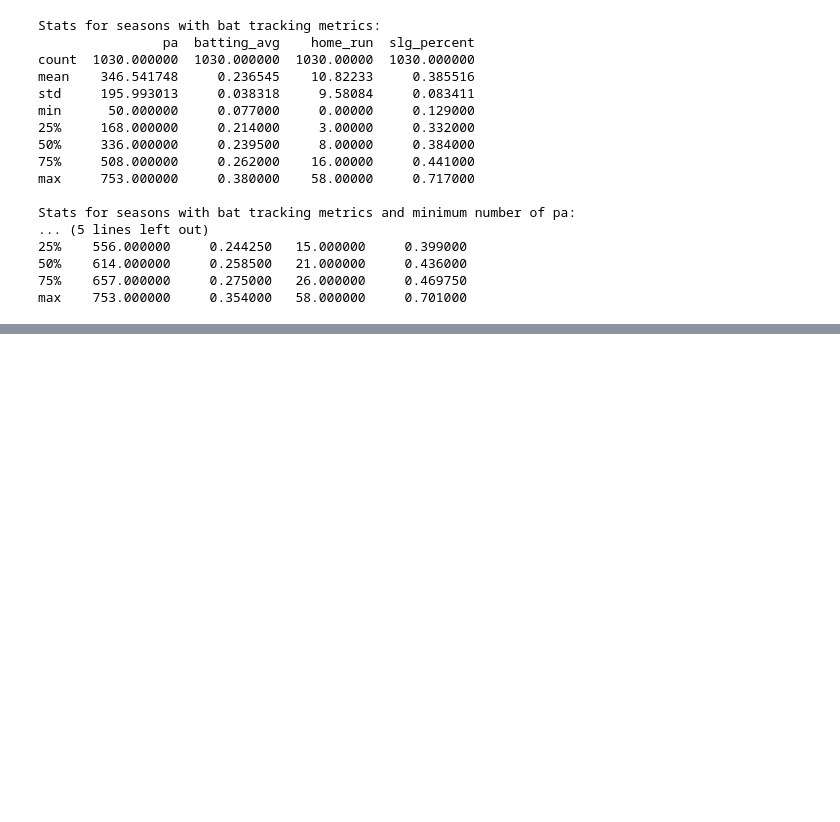
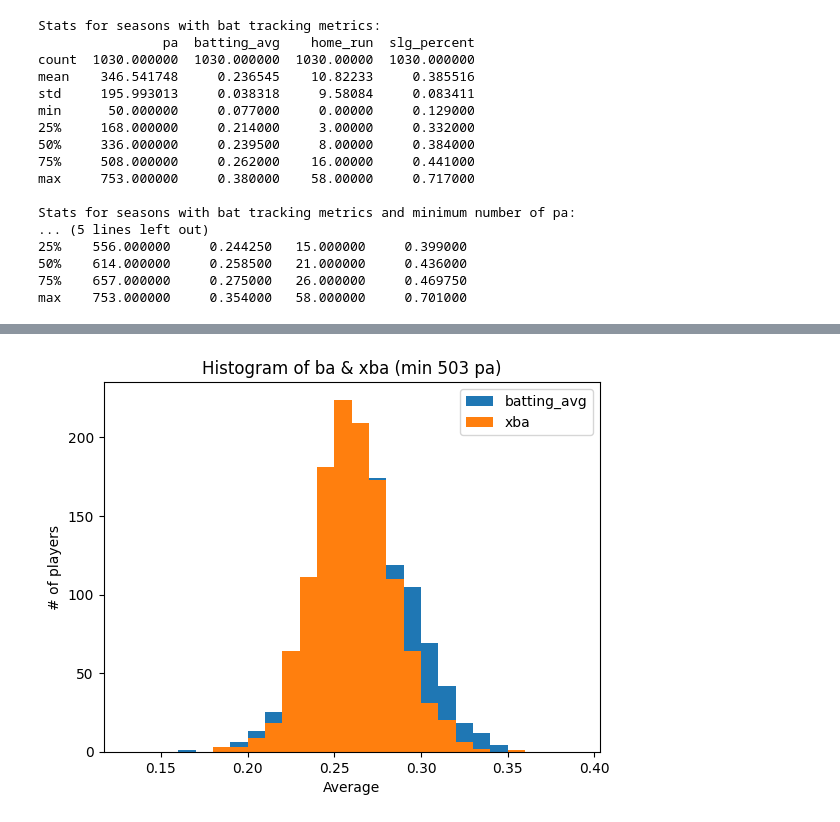
Before and after one commit to RyRom/da-proj, a Jupyter notebook: ml_demo.ipynb, the cells around one changed output, grey strips where cells are left out. Saved outputs shown, nothing was run; the diff lists cells and outputs as text; code cells hidden in the pictures; blank space fills up the shorter version.

```diff
--- a/ml_demo.ipynb
+++ b/ml_demo.ipynb
@@ -325,0 +337,5 @@ dtype: object
+# %%
+df[['k_percent', 'bb_percent', 'sweet_spot_percent', 'hard_hit_percent', 'whiff_percent', 'swing_percent']] = df[['k_percent', 'bb_percent', 'sweet_spot_percent', 'hard_hit_percent', 'whiff_percent', 'swing_percent']] / 100
+df_min[['k_percent', 'bb_percent', 'sweet_spot_percent', 'hard_hit_percent', 'whiff_percent', 'swing_percent']] = df_min[['k_percent', 'bb_percent', 'sweet_spot_percent', 'hard_hit_percent', 'whiff_percent', 'swing_percent']] / 100
+df_tracking[['k_percent', 'bb_percent', 'sweet_spot_percent', 'hard_hit_percent', 'whiff_percent', 'swing_percent']] = df_tracking[['k_percent', 'bb_percent', 'sweet_spot_percent', 'hard_hit_percent', 'whiff_percent', 'swing_percent']] / 100
+df_tracking_min[['k_percent', 'bb_percent', 'sweet_spot_percent', 'hard_hit_percent', 'whiff_percent', 'swing_percent']] = df_tracking_min[['k_percent', 'bb_percent', 'sweet_spot_percent', 'hard_hit_percent', 'whiff_percent', 'swing_percent']] / 100
@@ -325,0 +362,12 @@ dtype: object
+# %%
+# plotting histograms
+plt.hist(df_min['batting_avg'], label='batting_avg', bins=[x / 100.0 for x in range(13, 40, 1)])
+plt.hist(df_min['xba'], label='xba',  bins=[x / 100.0 for x in range(13, 40, 1)])
+
+plt.legend(loc='upper right')
+plt.title('Histogram of ba & xba (min 503 pa)')
+plt.ylabel('# of players')
+plt.xlabel('Average')
+plt.show()
+# %% [output]
+[figure, added]
```
Also changed, not shown: parts of 15 cells of this notebook.
